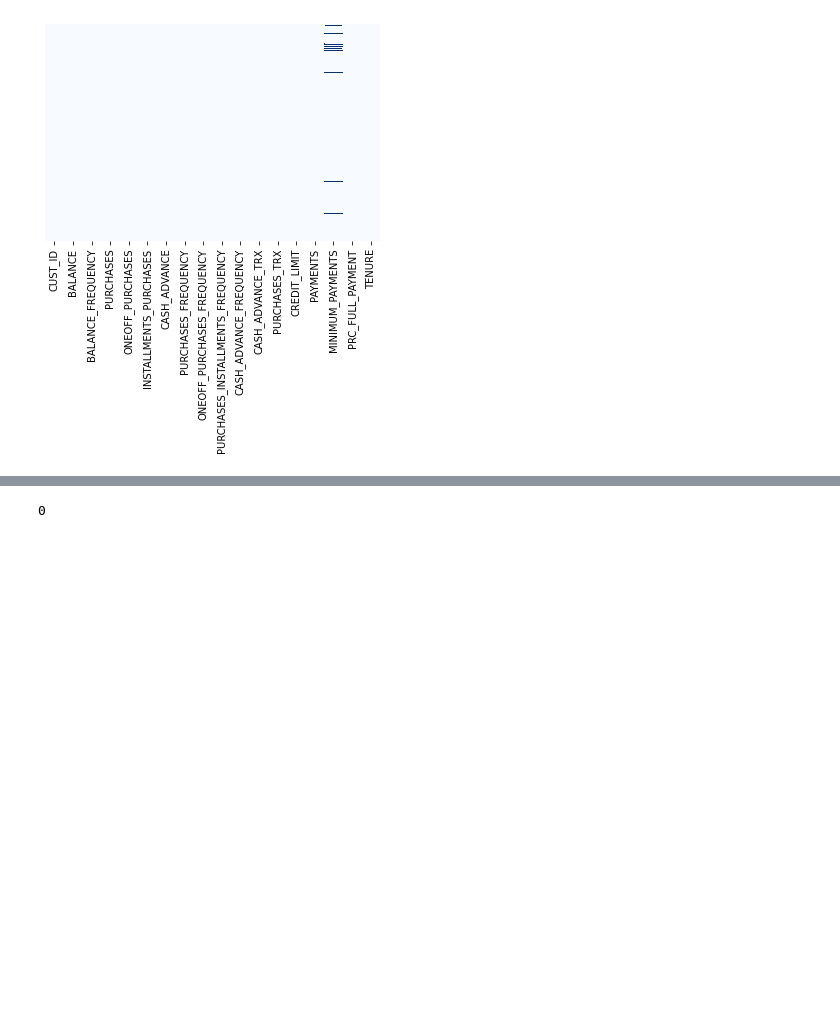
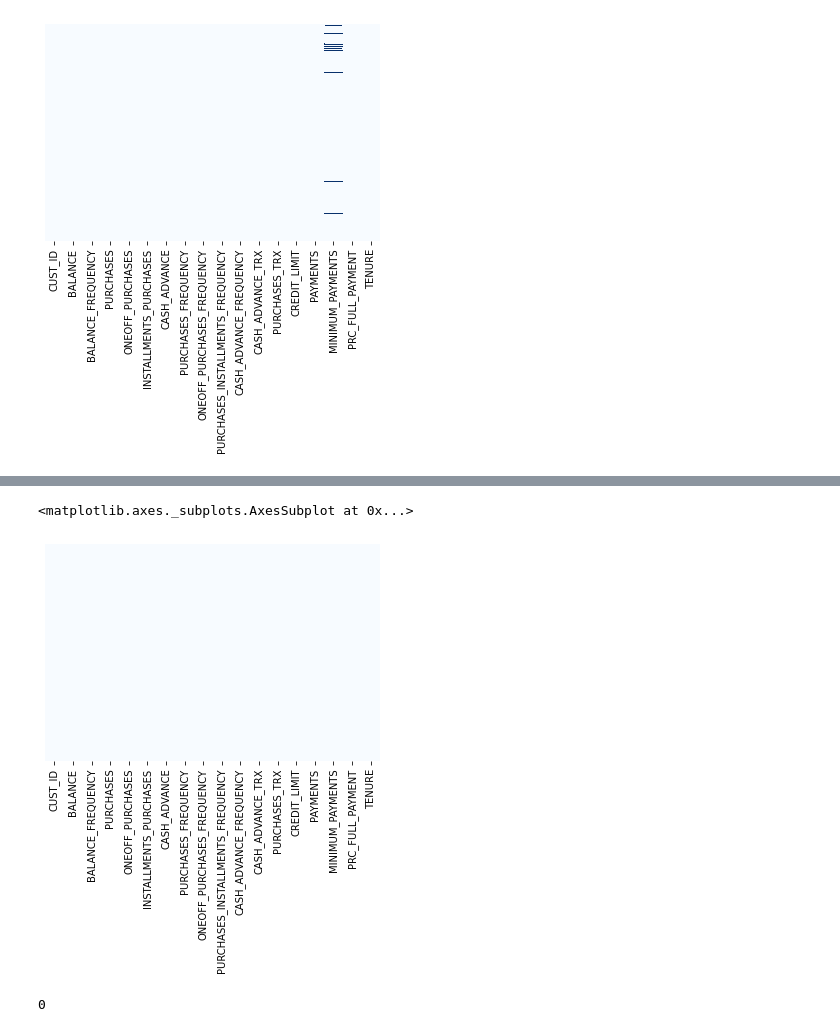
Before and after one commit to jmudy/ds4b, a Jupyter notebook: 2. Marketing Department/Esqueleto Departamento de Marketing.ipynb, the cells around one changed output, grey strips where cells are left out. Drawn from its saved outputs; the diff is of its cells as text; code cells hidden in the pictures; blank space fills up the shorter version.

```diff
--- a/2. Marketing Department/Esqueleto Departamento de Marketing.ipynb
+++ b/2. Marketing Department/Esqueleto Departamento de Marketing.ipynb
@@ -45,7 +45,7 @@ drive.mount('/content/drive')
 Mounted at /content/drive
 # %%
 # Incluye el link al archivo CSV donde has almacenado tu dataset
-
+creditcard_df = pd.read_csv("/content/drive/MyDrive/ds4b/2. Marketing Department/Marketing_data.csv")
 # CUSTID: Identificación del titular de la tarjeta de crédito
 # BALANCE: Cantidad de saldo que queda en la cuenta del cliente para hacer compras
 # BALANCE_FREQUENCY: Frecuencia de la actualización del saldo, puntuación entre 0 y 1 (1 = actualizado con frecuencia, 0 = no actualizado con frecuencia)
@@ -174 +180,6 @@ dtype: int64
+# %%
+sns.heatmap(creditcard_df.isnull(), yticklabels=False, cbar=False, cmap="Blues")
+# %% [output]
+<matplotlib.axes._subplots.AxesSubplot at 0x...>
+[figure, added]
 # %%
```
Also changed, not shown: parts of 33 cells of this notebook.
